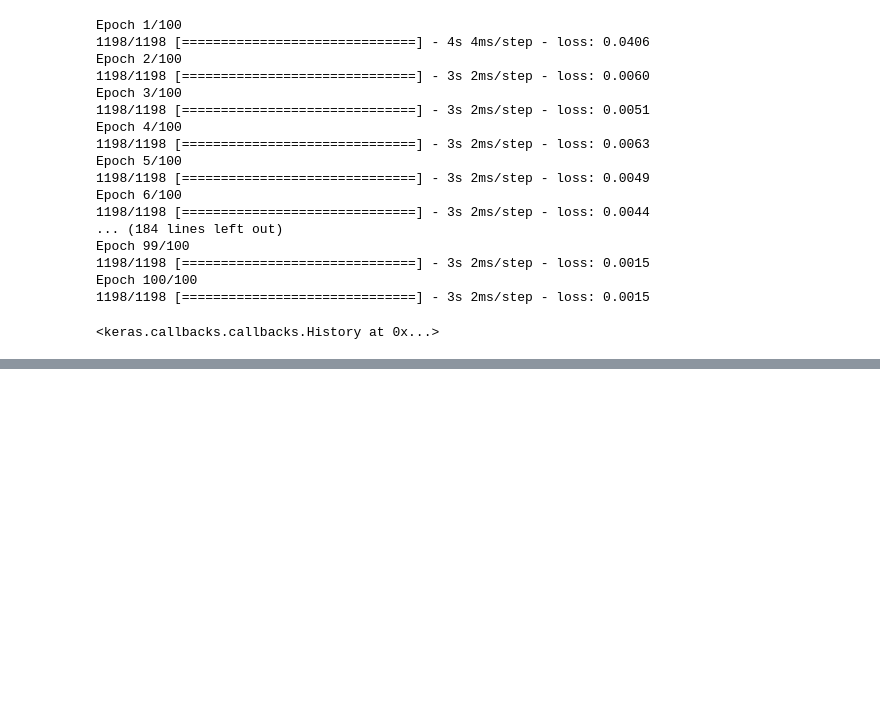
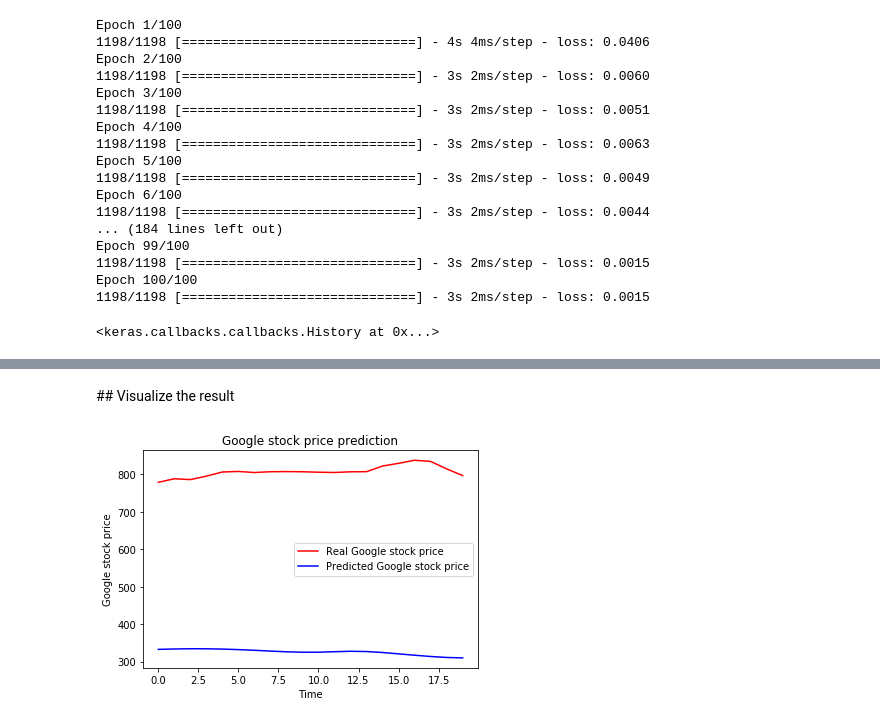
Before and after one commit to Paps90/CASA2019, a Jupyter notebook: 6_lesson6/RNN.ipynb, the cells around one changed output, grey strips where cells are left out. Saved outputs shown, nothing was run; the diff lists cells and outputs as text; code cells hidden in the pictures; blank space fills up the shorter version.

```diff
--- a/6_lesson6/RNN.ipynb
+++ b/6_lesson6/RNN.ipynb
@@ -204,0 +229,12 @@ real_stock_prive = dataset_test.iloc[:, 1:2].values
+# %%
+# Creating a data structure with 60 timesteps and 1 output
+X_test = []
+
+for i in range(60, 80):
+    X_test.append(training_set_scaled[i-60:i, 0]) #every 60 stock prices - 0-59 because the upperbound is escluded
+# %%
+X_test= np.array(X_test)
+X_test = np.reshape(X_test, (X_test.shape[0], X_test.shape[1], 1))
+# %%
+predicted_stock_price = regressor.predict(X_test)
+predicted_stock_price
@@ -204,0 +262,3 @@ real_stock_prive = dataset_test.iloc[:, 1:2].values
+# %%
+predicted_stock_price  = sc.inverse_transform(predicted_stock_price)
+predicted_stock_price
@@ -204,0 +286,12 @@ real_stock_prive = dataset_test.iloc[:, 1:2].values
+# %% [markdown]
+## Visualize the result
+# %%
+plt.plot(real_stock_price, color = 'red' , label = 'Real Google stock price')
+plt.plot(predicted_stock_price, color = 'blue' , label = 'Predicted Google stock price')
+plt.title('Google stock price prediction')
+plt.xlabel('Time')
+plt.ylabel('Google stock price')
+plt.legend() # to include the legend in the file
+plt.show()
+# %% [output]
+[figure, added]
```
Also changed, not shown: parts of 8 cells of this notebook.
